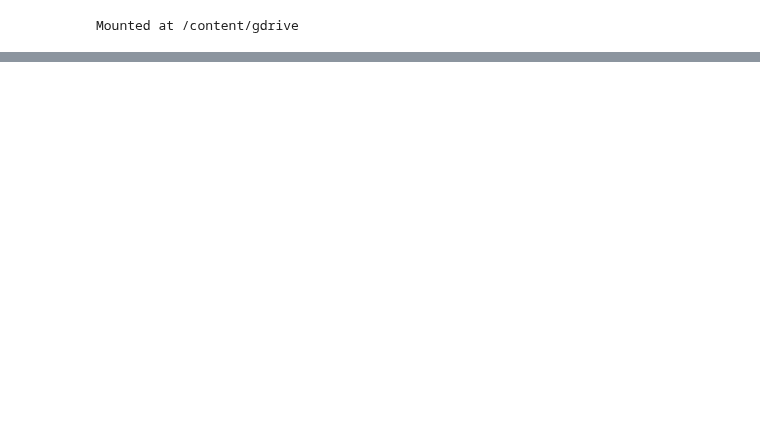
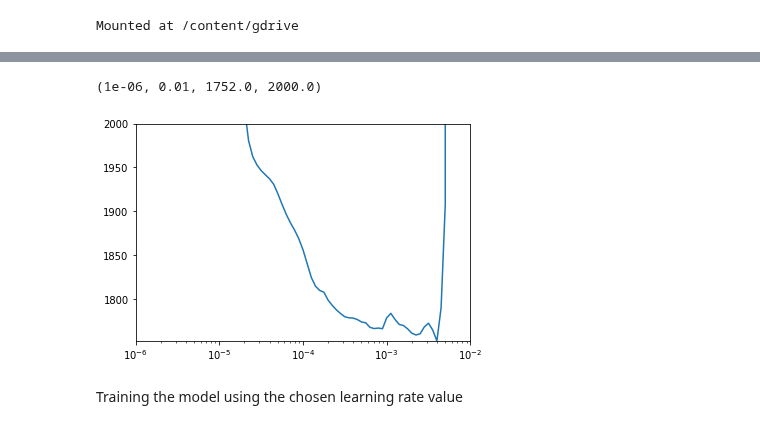
Before and after one commit to lamd91/VAE_DA, a Jupyter notebook: VAE_MPS_TPUStrategy.ipynb, the cells around one changed output, grey strips where cells are left out. Drawn from its saved outputs; the diff is of its cells as text; code cells hidden in the pictures; blank space fills up the shorter version.

```diff
--- a/VAE_MPS_TPUStrategy.ipynb
+++ b/VAE_MPS_TPUStrategy.ipynb
@@ -40,15 +40,16 @@ INFO:tensorflow:*** Num TPU Workers: 1
 ... (27 outputs left out)
 # %%
 # Define global constants
-BATCH_SIZE_PER_REPLICA = 256
+BATCH_SIZE_PER_REPLICA = 8
 BATCH_SIZE = BATCH_SIZE_PER_REPLICA * strategy.num_replicas_in_sync
 LATENT_DIM = 2
-EPOCHS = 3000
+EPOCHS = 300
 IMAGE_HEIGHT = 50
 IMAGE_WIDTH = 500
 NUM_CHANNELS = 1
 
-# Define decision variables for adding Cropping2D layers in decoder layers
+# Define decision variables for adding a Cropping2D layer or not after
+# upsampling in decoder layers
 topcrop_after_upsampling1 = (math.ceil(math.ceil(IMAGE_HEIGHT/2)/2) % 2 != 0)
 leftcrop_after_upsampling1 = (math.ceil(math.ceil(IMAGE_WIDTH/2)/2) % 2 != 0)
 topcrop_after_upsampling2 = (math.ceil(IMAGE_HEIGHT/2) % 2 != 0)
@@ -421,11 +431,13 @@ tf.random.set_seed(42)
 np.random.seed(42)
 
 # Load and prepare image dataset for training
-train_generator, train_dataset, val_dataset, num_examples = get_datasets(map_image, test_size=0.2)
+train_generator, val_generator, train_dataset, val_dataset, num_examples = get_datasets(
+    map_image, test_size=0.2)
 print(f"Num of original examples: {num_examples}")
 #display_three_train_images(train_dataset)
 
-# Create a callback that saves the model's weights every few epochs during training
+# Create a callback that saves the model's weights every few epochs during
+# training
 checkpoint_path = 'checkpoint/cp-cp{epoch:04d}.ckpt'
 cp_callback = tf.keras.callbacks.ModelCheckpoint(
     filepath = checkpoint_path,
@@ -434,7 +446,8 @@ cp_callback = tf.keras.callbacks.ModelCheckpoint(
     save_freq = math.ceil(num_examples/BATCH_SIZE) * 10
     )
 
-# Create custom callback to display outputs (via helper function) at the end of each epoch of training
+# Create custom callback to display outputs (via helper function) at the end of
+# each epoch of training
 class CustomCallback(tf.keras.callbacks.Callback):
     def on_epoch_end(self, epoch, logs=None):
         keys = list(logs.keys())
@@ -442,16 +455,22 @@ class CustomCallback(tf.keras.callbacks.Callback):
         random_vector_for_generation = tf.random.normal(shape=[8, LATENT_DIM])
         # Generate and save images
         display.clear_output(wait=False)
-        generate_and_save_images(decoder, epoch, math.ceil(num_examples/BATCH_SIZE), random_vector_for_generation)
+        if epoch % 4 == 0:
+            generate_and_save_images(decoder, epoch,
+                                     math.ceil(num_examples/BATCH_SIZE),
+                                     random_vector_for_generation)
         print('End of epoch {} - mean loss = {}'.format(epoch, logs[keys[0]]))
 
 # Create callback for adjusting learning rate during training
+# The learning rates will vary from 1e-6 to 0.01 over 100 epochs
 lr_schedule = tf.keras.callbacks.LearningRateScheduler(
-    lambda epoch: 1e-6 * 10**(epoch / 30))
+    lambda epoch: 1e-6 * 10**(epoch / 20))
 
 with strategy.scope():
     # Get the encoder, decoder and 'master' model (called vae)
-    encoder, decoder, var_autoencoder = get_models(input_shape=(IMAGE_HEIGHT, IMAGE_WIDTH, NUM_CHANNELS,), latent_dim=LATENT_DIM)
+    encoder, decoder, var_autoencoder = get_models(
+        input_shape=(IMAGE_HEIGHT, IMAGE_WIDTH, NUM_CHANNELS,),
+        latent_dim=LATENT_DIM)
 
     # Instantiate VAE class
     loss_metrics = tf.keras.metrics.Mean()
@@ -467,7 +486,8 @@ with strategy.scope():
 random_vector_for_generation = tf.random.normal(shape=[8, LATENT_DIM])
 
 # Initialize the helper function to display outputs from an untrained model
-#generate_and_save_images(decoder, 0, 0, random_vector_for_generation)
+generate_and_save_images(decoder, 0, 0, random_vector_for_generation)
 
 # Training loop using original dataset
-history = vae.fit(train_dataset, epochs=100, batch_size=BATCH_SIZE, verbose=1, callbacks=[CustomCallback(), lr_schedule])
+history = vae.fit(train_dataset, epochs=100, batch_size=BATCH_SIZE, verbose=1,
+                  callbacks=[CustomCallback(), lr_schedule])
@@ -474,7 +496,12 @@ history = vae.fit(train_dataset, epochs=100, batch_size=BATCH_SIZE, verbose=1, c
 # %%
 # Plot losses against learning rates
 plt.semilogx(history.history['lr'], history.history['loss'])
-plt.axis([1e-6, 0.01, 14000, 18000])
+plt.axis([1e-6, 0.01, 1752, 2000])
+# %% [output]
+(1e-06, 0.01, 1752.0, 2000.0)
+[figure, added]
+# %% [markdown]
+Training the model using the chosen learning rate value
 # %%
 tf.keras.backend.clear_session()
 tf.random.set_seed(42)
```
Also changed, not shown: parts of 11 cells of this notebook.
